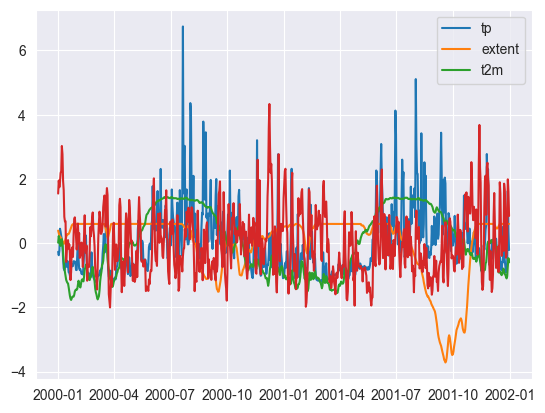
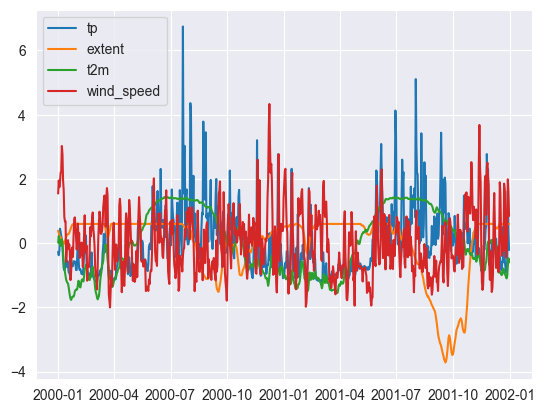
Code edit (unified diff) that turned the first committed figure into the second:
--- before
+++ after
@@ -3,3 +3,3 @@
 plt.plot(data['date'], (data['t2m_mean'] - data['t2m_mean'].mean()) / data['t2m_mean'].std())
 plt.plot(data['date'], (data['wind_speed_mean'] - data['wind_speed_mean'].mean()) / data['wind_speed_mean'].std())
-plt.legend(['tp', 'extent', 't2m'])
+plt.legend(['tp', 'extent', 't2m', 'wind_speed'])

Commit: enhanced readability